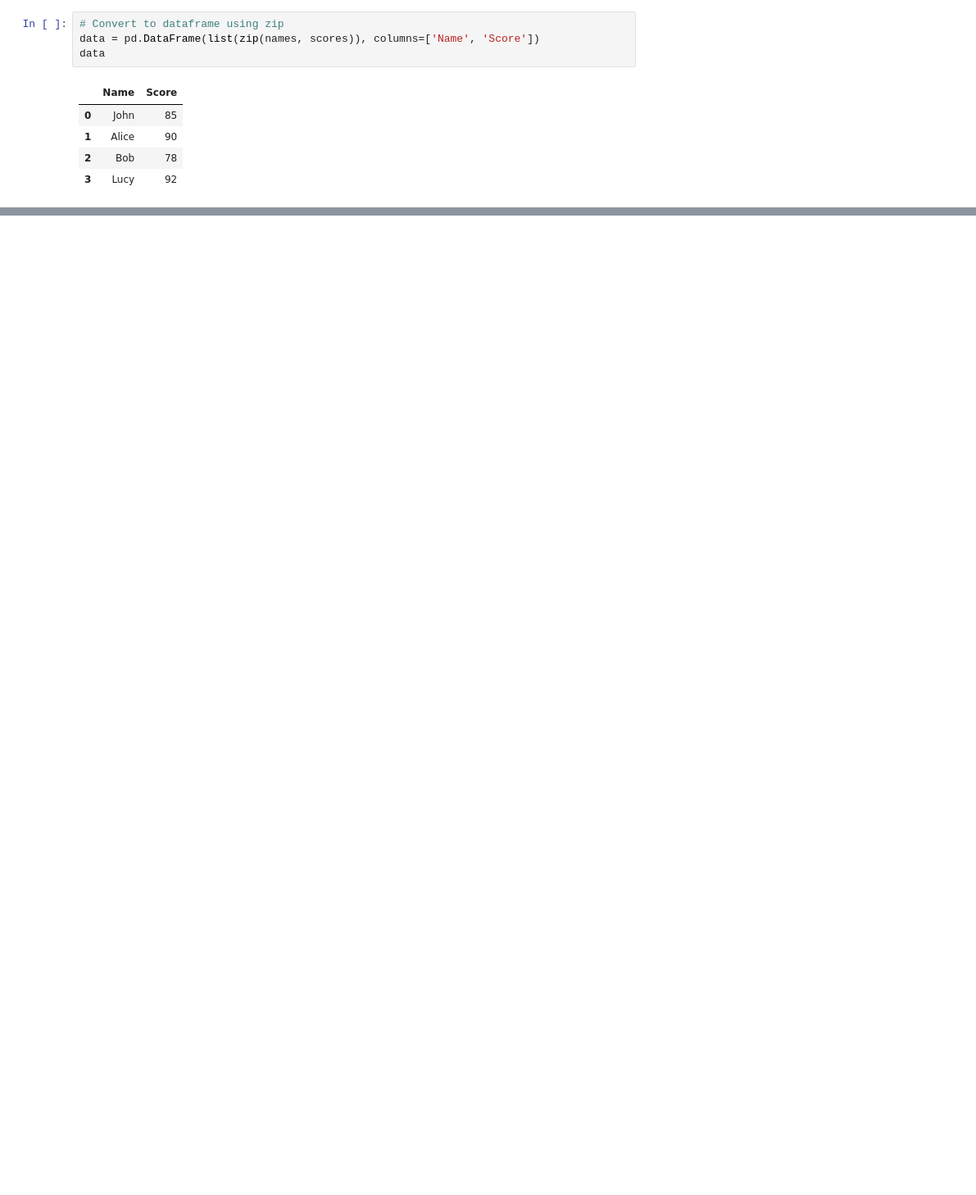
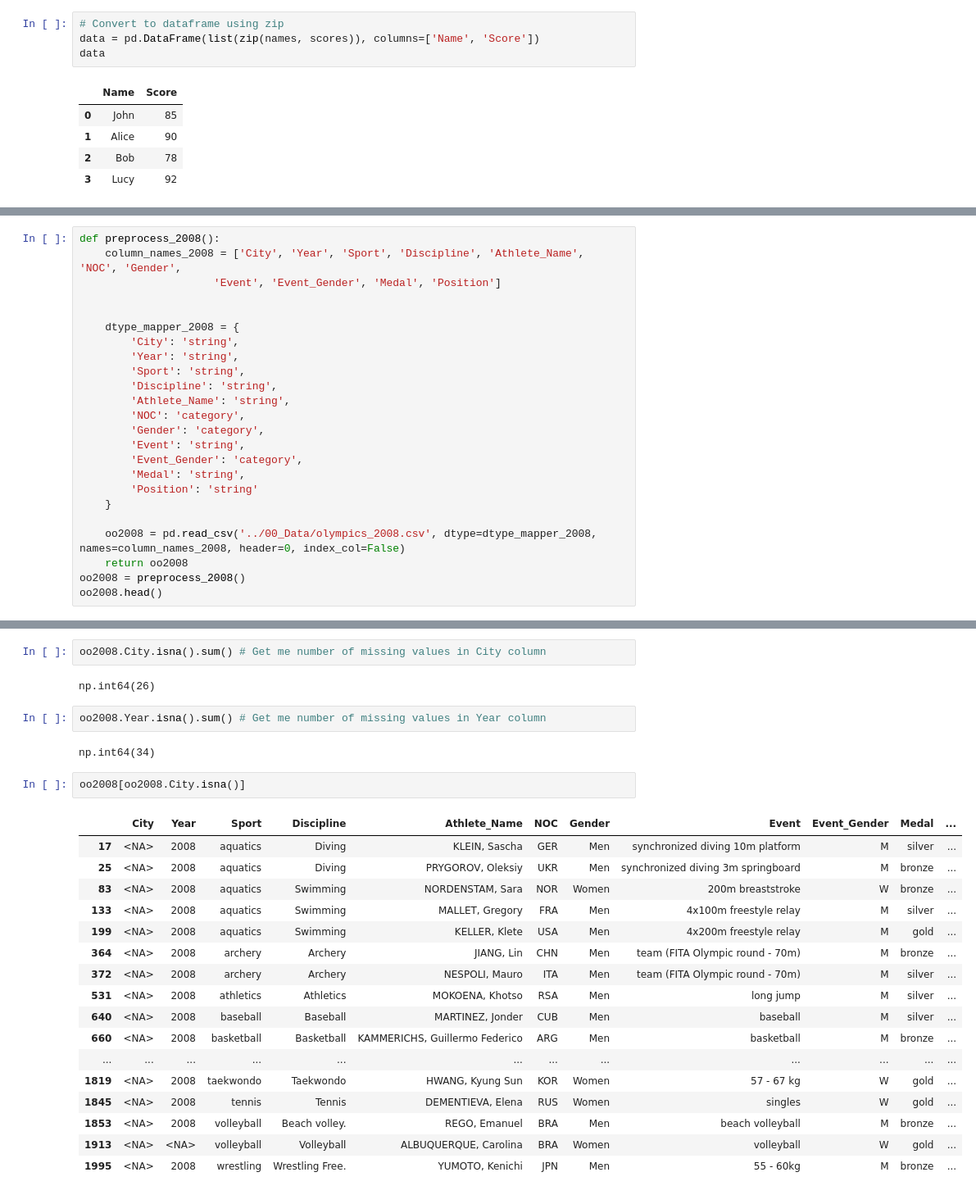
Before and after one commit to mmaheshan/PandasExercises, a Jupyter notebook: 02_Pandas_Essentials/01_Fundamentals/intermediate_techniques.ipynb, the cells around one changed output, grey strips where cells are left out. Shown: that part at 82% size. Cells and saved outputs as stored; diff of their text form; blank space fills up the shorter version.

```diff
--- a/02_Pandas_Essentials/01_Fundamentals/intermediate_techniques.ipynb
+++ b/02_Pandas_Essentials/01_Fundamentals/intermediate_techniques.ipynb
@@ -491,0 +724,24 @@ data
+# %%
+def preprocess_2008():
+    column_names_2008 = ['City', 'Year', 'Sport', 'Discipline', 'Athlete_Name', 'NOC', 'Gender',
+                     'Event', 'Event_Gender', 'Medal', 'Position']
+
+
+    dtype_mapper_2008 = {
+        'City': 'string',
+        'Year': 'string',
+        'Sport': 'string',
+        'Discipline': 'string',
+        'Athlete_Name': 'string',
+        'NOC': 'category',
+        'Gender': 'category',
+        'Event': 'string',
+        'Event_Gender': 'category',
+        'Medal': 'string',
+        'Position': 'string'
+    }
+
+    oo2008 = pd.read_csv('../00_Data/olympics_2008.csv', dtype=dtype_mapper_2008, names=column_names_2008, header=0, index_col=False)
+    return oo2008
+oo2008 = preprocess_2008()
+oo2008.head()
@@ -491,0 +776,28 @@ data
+# %%
+oo2008.City.isna().sum() # Get me number of missing values in City column
+# %% [output]
+np.int64(26)
+# %%
+oo2008.Year.isna().sum() # Get me number of missing values in Year column
+# %% [output]
+np.int64(34)
+# %%
+oo2008[oo2008.City.isna()]
+# %% [output]
+|  | City | Year | Sport | Discipline | Athlete_Name | NOC | Gender | Event | Event_Gender | Medal | ... |
+| 17 | <NA> | 2008 | aquatics | Diving | KLEIN, Sascha | GER | Men | synchronized diving 10m platform | M | silver | ... |
+| 25 | <NA> | 2008 | aquatics | Diving | PRYGOROV, Oleksiy | UKR | Men | synchronized diving 3m springboard | M | bronze | ... |
+| 83 | <NA> | 2008 | aquatics | Swimming | NORDENSTAM, Sara | NOR | Women | 200m breaststroke | W | bronze | ... |
+| 133 | <NA> | 2008 | aquatics | Swimming | MALLET, Gregory | FRA | Men | 4x100m freestyle relay | M | silver | ... |
+| 199 | <NA> | 2008 | aquatics | Swimming | KELLER, Klete | USA | Men | 4x200m freestyle relay | M | gold | ... |
+| 364 | <NA> | 2008 | archery | Archery | JIANG, Lin | CHN | Men | team (FITA Olympic round - 70m) | M | bronze | ... |
+| 372 | <NA> | 2008 | archery | Archery | NESPOLI, Mauro | ITA | Men | team (FITA Olympic round - 70m) | M | silver | ... |
+| 531 | <NA> | 2008 | athletics | Athletics | MOKOENA, Khotso | RSA | Men | long jump | M | silver | ... |
+| 640 | <NA> | 2008 | baseball | Baseball | MARTINEZ, Jonder | CUB | Men | baseball | M | silver | ... |
+| 660 | <NA> | 2008 | basketball | Basketball | KAMMERICHS, Guillermo Federico | ARG | Men | basketball | M | bronze | ... |
+| ... | ... | ... | ... | ... | ... | ... | ... | ... | ... | ... | ... |
+| 1819 | <NA> | 2008 | taekwondo | Taekwondo | HWANG, Kyung Sun | KOR | Women | 57 - 67 kg | W | gold | ... |
+| 1845 | <NA> | 2008 | tennis | Tennis | DEMENTIEVA, Elena | RUS | Women | singles | W | gold | ... |
+| 1853 | <NA> | 2008 | volleyball | Beach volley. | REGO, Emanuel | BRA | Men | beach volleyball | M | bronze | ... |
+| 1913 | <NA> | <NA> | volleyball | Volleyball | ALBUQUERQUE, Carolina | BRA | Women | volleyball | W | gold | ... |
+| 1995 | <NA> | 2008 | wrestling | Wrestling Free. | YUMOTO, Kenichi | JPN | Men | 55 - 60kg | M | bronze | ... |
```
Also changed, not shown: parts of 90 cells of this notebook, 2 other files.
